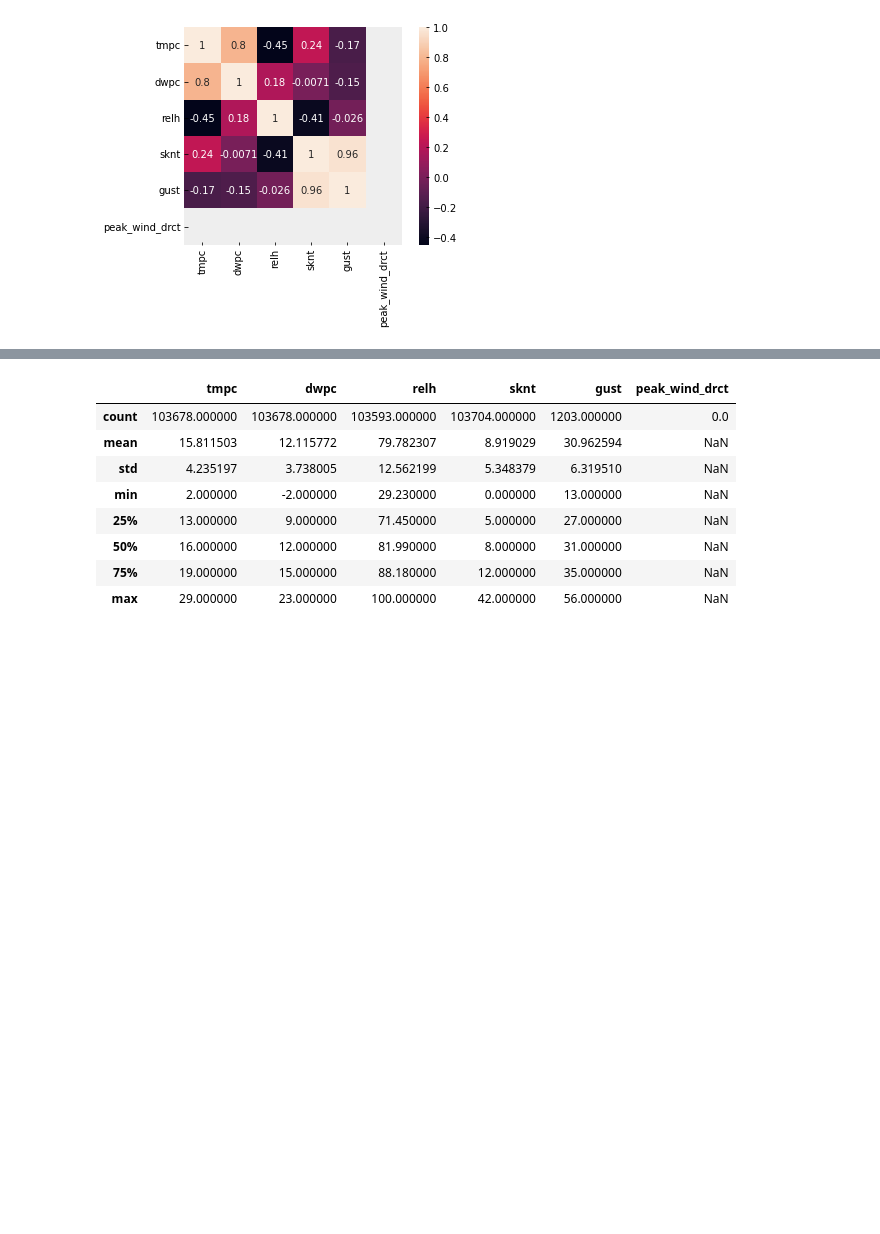
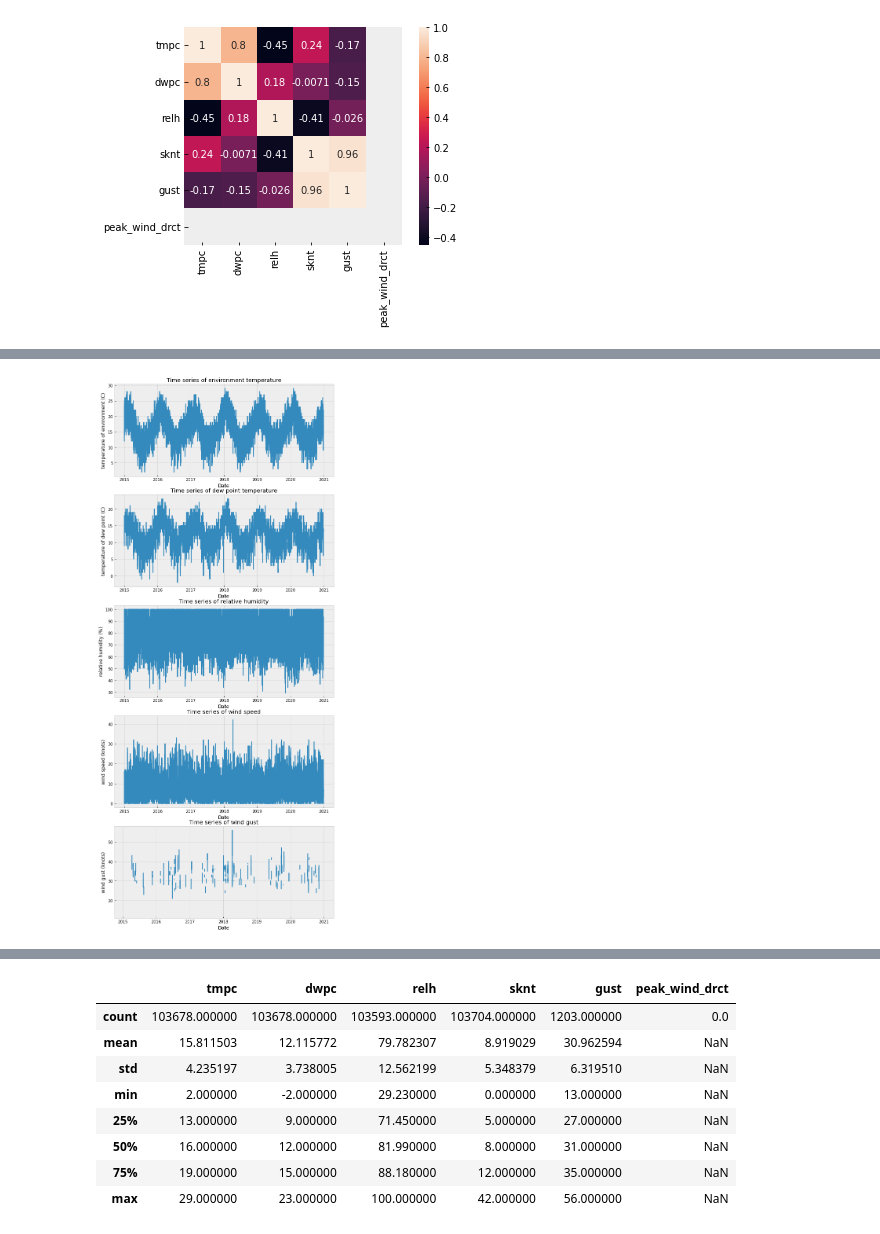
Before and after one commit to aguo921/2022-Phase-2, a Jupyter notebook: 3. Data Science/submission.ipynb, the cells around one changed output, grey strips where cells are left out. Drawn from its saved outputs; the diff is of its cells as text; code cells hidden in the pictures; blank space fills up the shorter version.

```diff
--- a/3. Data Science/submission.ipynb
+++ b/3. Data Science/submission.ipynb
@@ -152,0 +128,23 @@ fig.show()
+# %%
+# Time series plotter function
+def plot_time_series(dataset, x_name, y_names, y_dict, last_hours=0):
+    plt.style.use("bmh")
+    fig, axs = plt.subplots(nrows=len(y_names), ncols=1, squeeze=True)
+
+    last_hours = slice(-last_hours*2, None)
+
+    for i, y_name in enumerate(y_names):
+        y = y_dict[y_name]
+        axs[i].plot(dataset[x_name].values[last_hours], dataset[y_name].values[last_hours])
+        axs[i].set_title(f"Time series of {y['title']}")
+        axs[i].set_xlabel("Date")
+        axs[i].set_ylabel(y['label'])
+
+    fig.set_size_inches(10,25)
+    fig.show()
+# %%
+# time series plots (long term)
+target_names = ["tmpc", "dwpc", "relh", "sknt", "gust"]
+plot_time_series(dataset, "valid", target_names, features)
+# %% [output]
+[figure, added]
```
Also changed, not shown: parts of 25 cells of this notebook.
